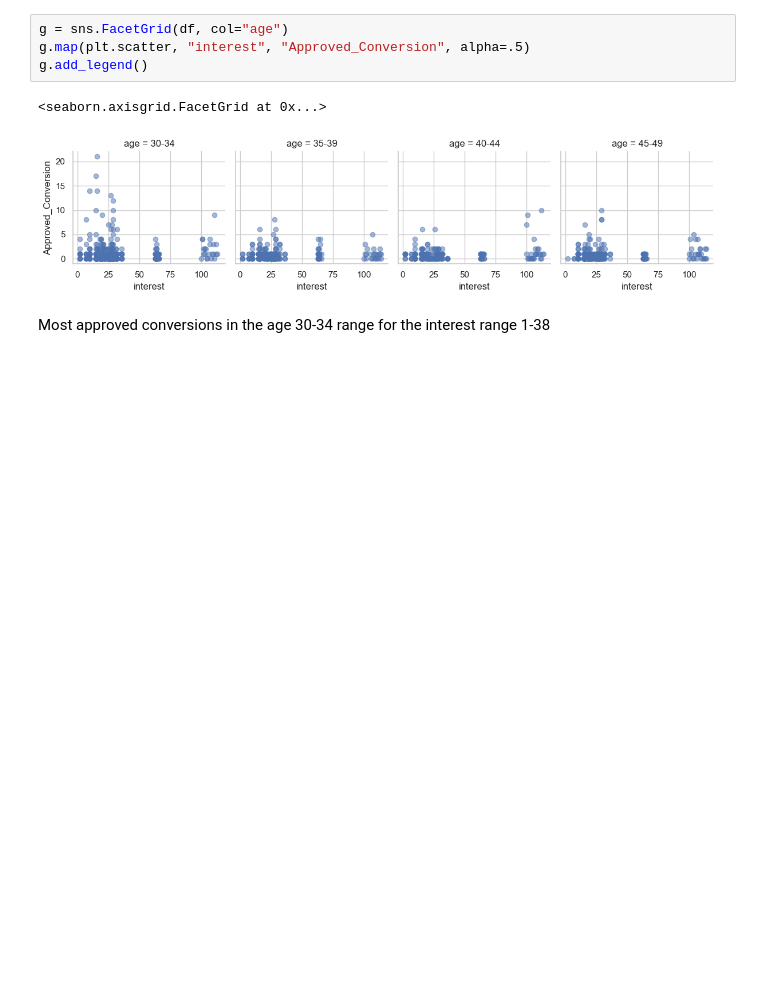
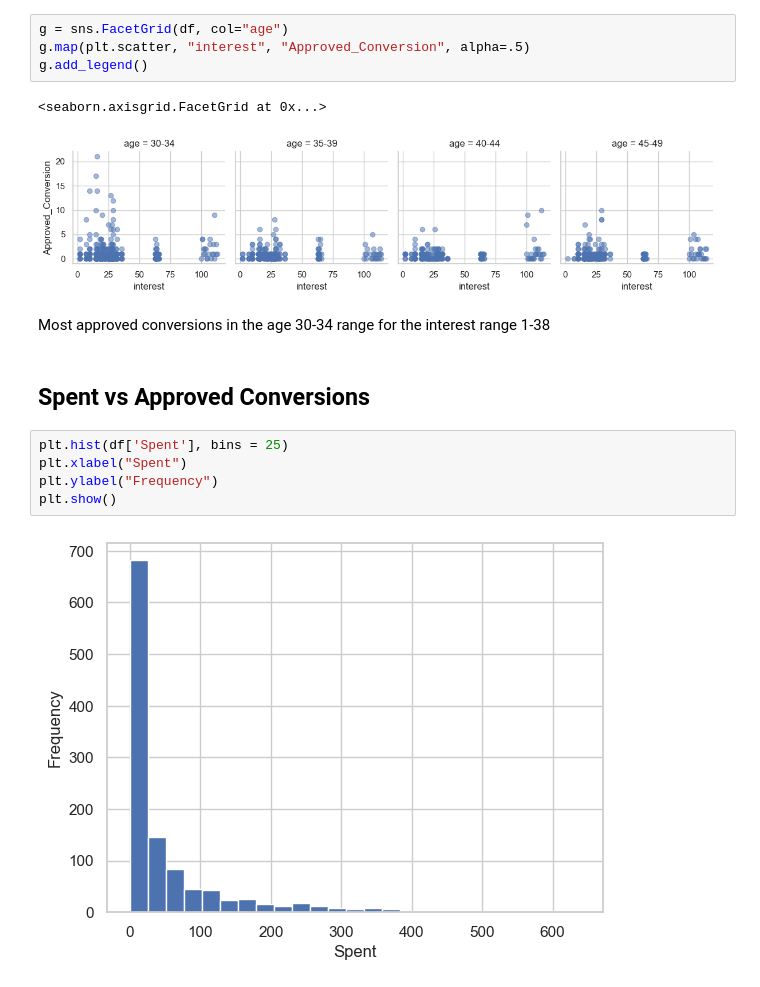
Before and after one commit to joela03/Marketing-EDA, a Jupyter notebook: marketing_eda.ipynb, the cells around one changed output. Cells and saved outputs as stored; diff of their text form; blank space fills up the shorter version.

Commit message:
analysed realtionship between spent and approved conversion

```diff
--- a/marketing_eda.ipynb
+++ b/marketing_eda.ipynb
@@ -275,3 +275,12 @@ g.add_legend()
 [figure]
 # %% [markdown]
 Most approved conversions in the age 30-34 range for the interest range 1-38
+# %% [markdown]
+## Spent vs Approved Conversions
+# %%
+plt.hist(df['Spent'], bins = 25)
+plt.xlabel("Spent")
+plt.ylabel("Frequency")
+plt.show()
+# %% [output]
+[figure, added]
```
Also changed, not shown: parts of 5 cells of this notebook.
